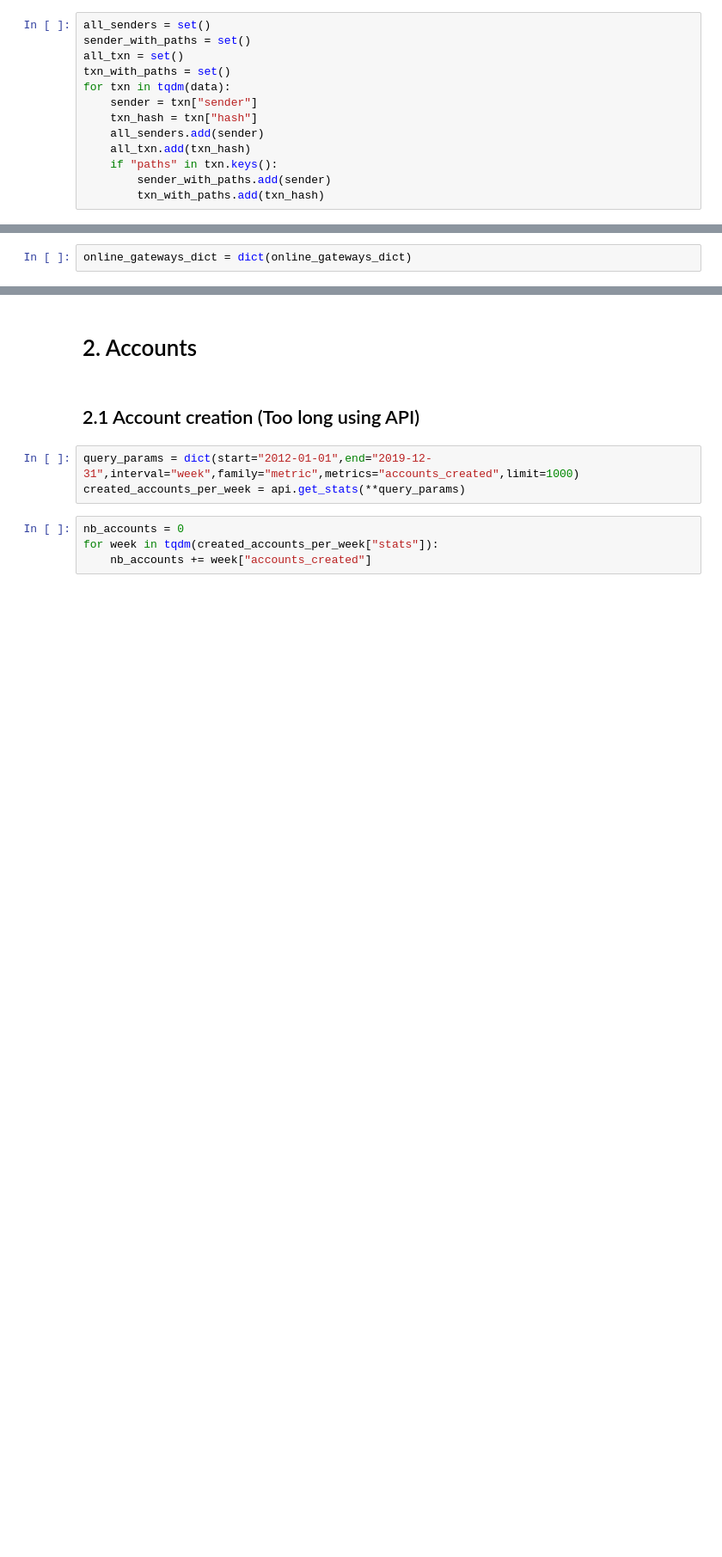
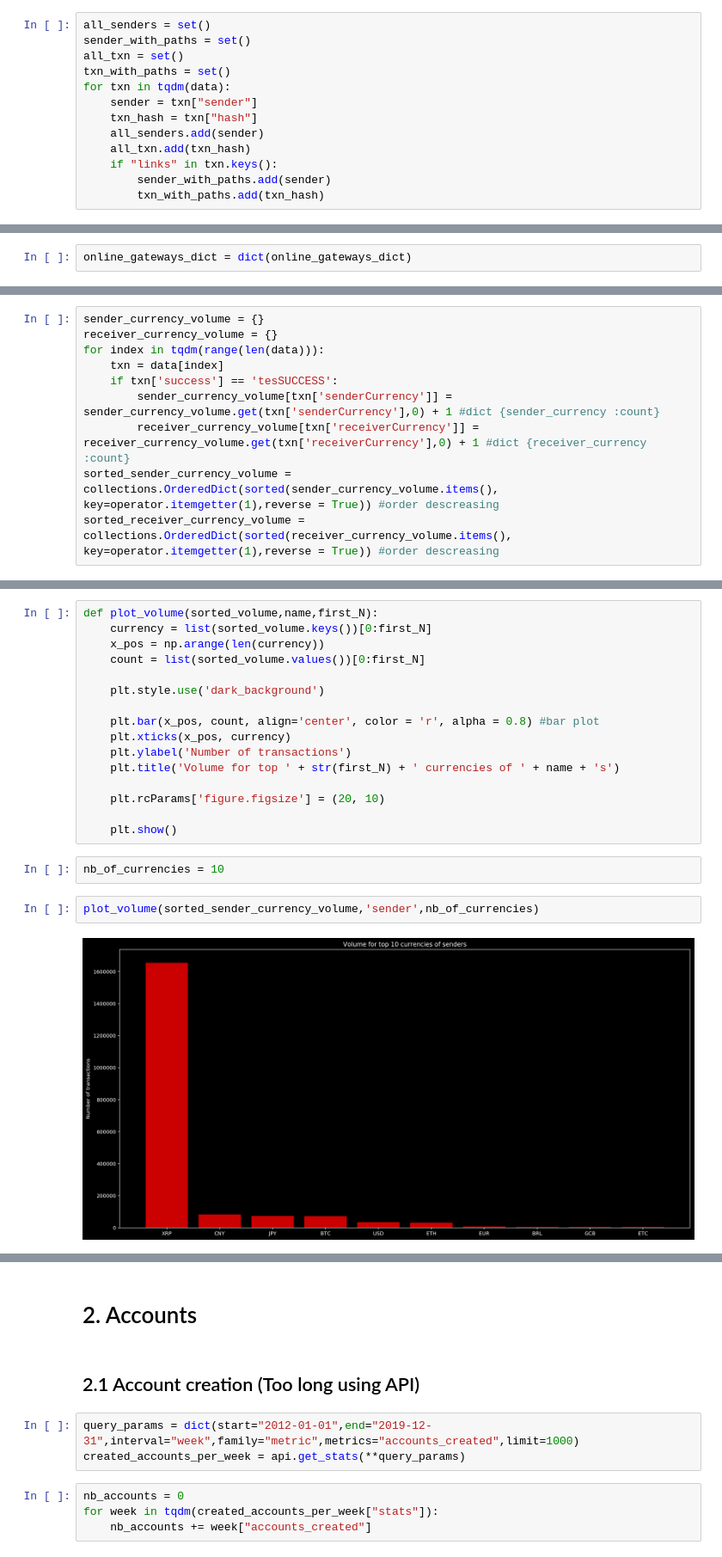
Before and after one commit to dedis/student_19_ripple-locality, a Jupyter notebook: ripple_analysis/ripple_analysis.ipynb, the cells around one changed output, grey strips where cells are left out. Shown at 86% size. Cells and saved outputs as stored; diff of their text form; blank space fills up the shorter version.

Commit message:
Added some graphs

```diff
--- a/ripple_analysis/ripple_analysis.ipynb
+++ b/ripple_analysis/ripple_analysis.ipynb
@@ -125,7 +171,7 @@ for txn in tqdm(data):
     txn_hash = txn["hash"]
     all_senders.add(sender)
     all_txn.add(txn_hash)
-    if "paths" in txn.keys():
+    if "links" in txn.keys():
         sender_with_paths.add(sender)
         txn_with_paths.add(txn_hash)
 # %% [output]
@@ -209,0 +260,10 @@ There are 20 currency that appears in direct payments that are not offered by on
+# %%
+sender_currency_volume = {}
+receiver_currency_volume = {}
+for index in tqdm(range(len(data))):
+    txn = data[index]
+    if txn['success'] == 'tesSUCCESS':
+        sender_currency_volume[txn['senderCurrency']] = sender_currency_volume.get(txn['senderCurrency'],0) + 1 #dict {sender_currency :count}
+        receiver_currency_volume[txn['receiverCurrency']] = receiver_currency_volume.get(txn['receiverCurrency'],0) + 1 #dict {receiver_currency :count}
+sorted_sender_currency_volume = collections.OrderedDict(sorted(sender_currency_volume.items(), key=operator.itemgetter(1),reverse = True)) #order descreasing
+sorted_receiver_currency_volume = collections.OrderedDict(sorted(receiver_currency_volume.items(), key=operator.itemgetter(1),reverse = True)) #order descreasing
@@ -209,0 +274,22 @@ There are 20 currency that appears in direct payments that are not offered by on
+# %%
+def plot_volume(sorted_volume,name,first_N):
+    currency = list(sorted_volume.keys())[0:first_N]
+    x_pos = np.arange(len(currency))
+    count = list(sorted_volume.values())[0:first_N]
+
+    plt.style.use('dark_background')
+
+    plt.bar(x_pos, count, align='center', color = 'r', alpha = 0.8) #bar plot
+    plt.xticks(x_pos, currency)
+    plt.ylabel('Number of transactions')
+    plt.title('Volume for top ' + str(first_N) + ' currencies of ' + name + 's')
+
+    plt.rcParams['figure.figsize'] = (20, 10)
+
+    plt.show()
+# %%
+nb_of_currencies = 10
+# %%
+plot_volume(sorted_sender_currency_volume,'sender',nb_of_currencies)
+# %% [output]
+[figure, added]
```
Also changed, not shown: parts of 68 cells of this notebook.
